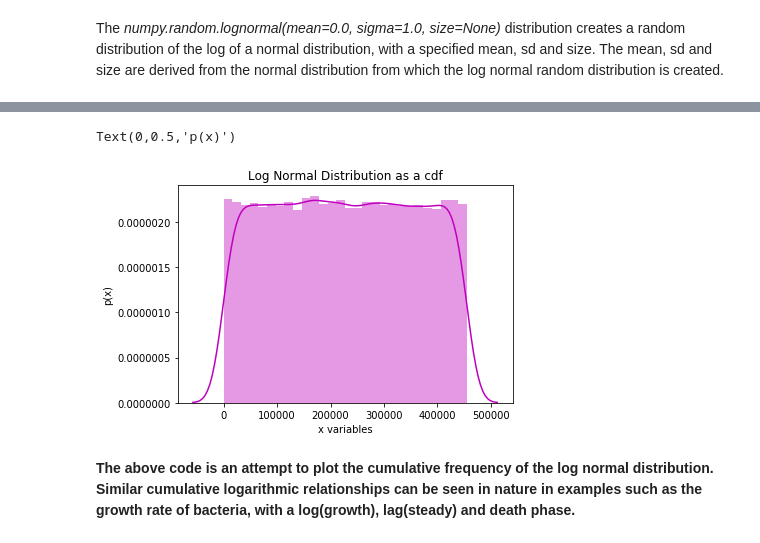
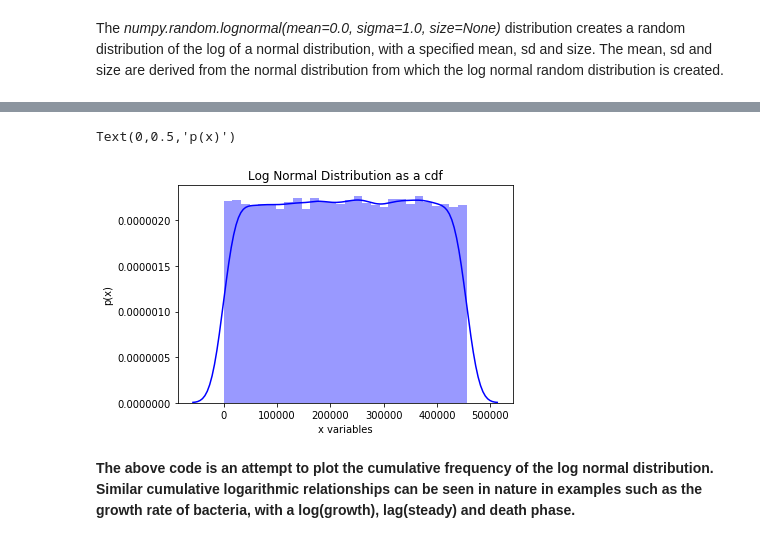
Before and after one commit to oreillyh/Programming-for-DA---Assignments, a Jupyter notebook: Programming for Data Analytics Assignment 1.ipynb, the cells around one changed output, grey strips where cells are left out. Saved outputs shown, nothing was run; the diff lists cells and outputs as text; code cells hidden in the pictures.

Commit message:
More work on the Normal Distribution

```diff
--- a/Programming for Data Analytics Assignment 1.ipynb
+++ b/Programming for Data Analytics Assignment 1.ipynb
@@ -159,14 +163,14 @@ Text(0,0.5,'p(x)')
 # %%
-L = np.random.lognormal(3, 0.5, 20000)
+L = np.random.lognormal(3, 0.5, 20000) # log normal distribution of mean 3, sd 0.5 and range 20000
+
 #attempt to create a continuous distribution function of lognormal data
-dx = 0.1
-CY = np.cumsum(L) #credit https://stackoverflow.com/questions/9378420/how-to-plot-cdf-in-matplotlib-in-python
-ax = sns.distplot(CY, color = 'm',) #The 'distplot' seaborn function plots a log-normal distribution of observations and combines a hist plot with a probability density (seaborn.kdeplot) plot
+CY = np.cumsum(L) #numulative sum of L: credit https://stackoverflow.com/questions/9378420/how-to-plot-cdf-in-matplotlib-in-python
+ax = sns.distplot(CY, color = 'b',) #The 'distplot' seaborn function plots a log-normal distribution of observations and combines a hist plot with a probability density (seaborn.kdeplot) plot
 plt.title('Log Normal Distribution as a cdf')
 plt.xlabel('x variables')
 plt.ylabel('p(x)')
 # %% [output]
 Text(0,0.5,'p(x)')
-[figure, old version]
+[figure, new version]
 # %% [markdown]
 **The above code is an attempt to plot the cumulative frequency of the log normal distribution. Similar cumulative logarithmic relationships can be seen in nature in examples such as the growth rate of bacteria, with a log(growth), lag(steady) and death phase.**
```
Also changed, not shown: parts of 16 cells of this notebook.
